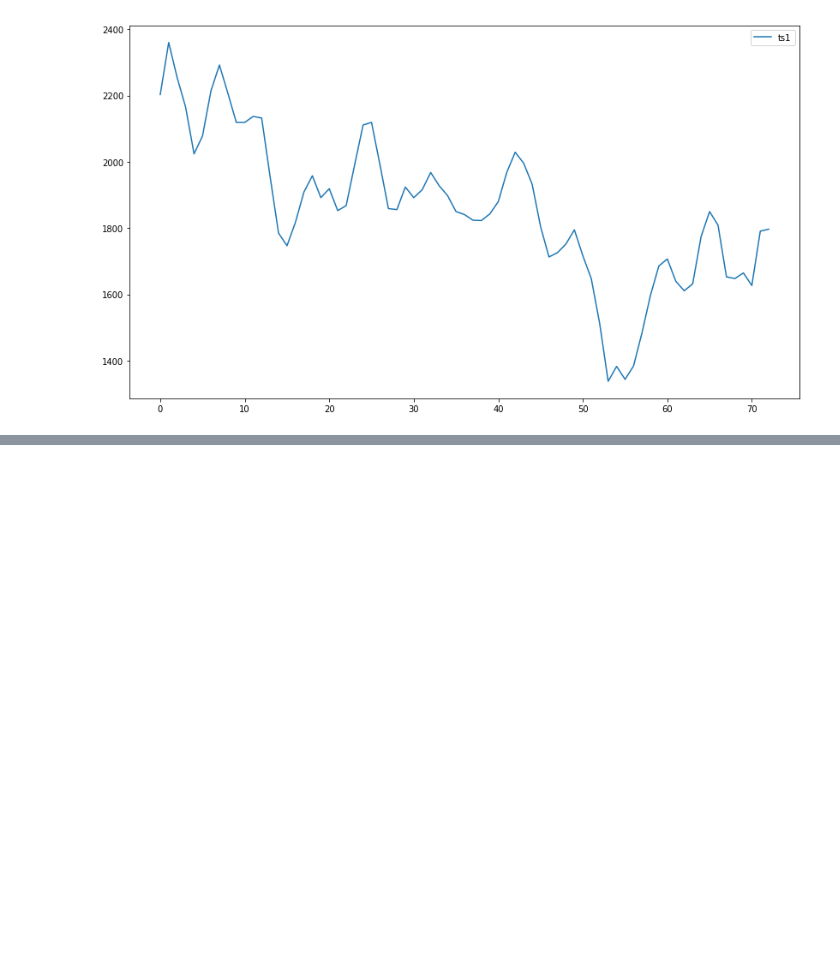
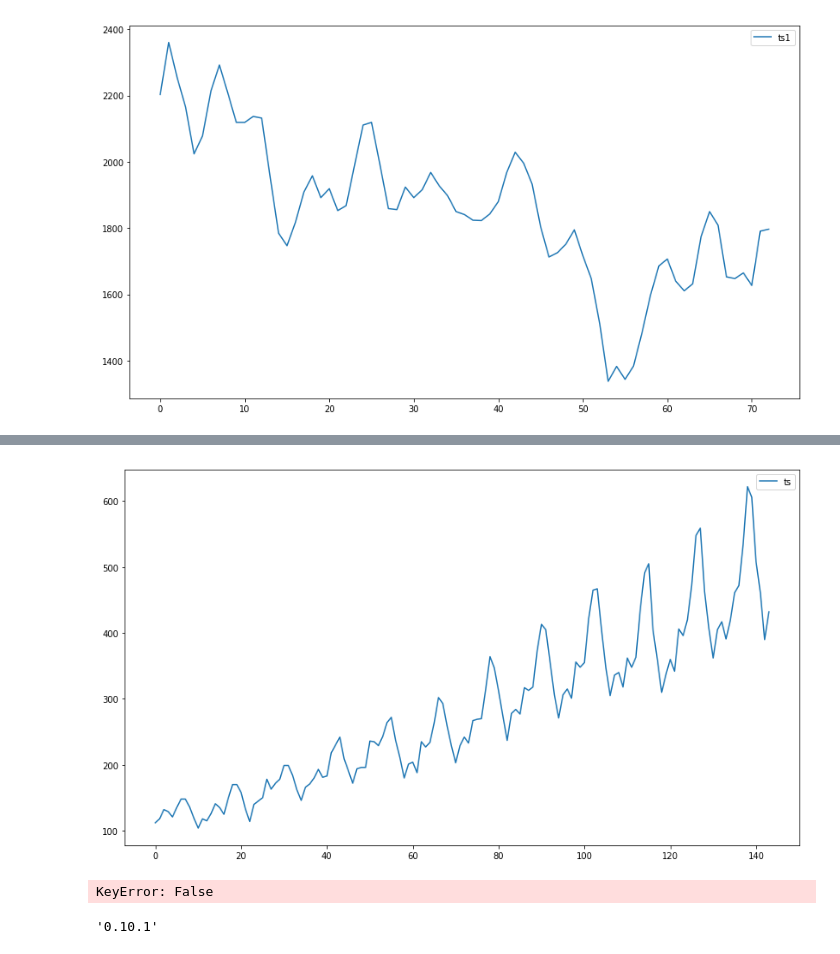
Before and after one commit to ropinotex/forecasting, a Jupyter notebook: Forecasting.ipynb, the cells around one changed output, grey strips where cells are left out. Saved outputs shown, nothing was run; the diff lists cells and outputs as text; code cells hidden in the pictures; blank space fills up the shorter version.

Commit message:
modified:   Forecasting.ipynb 	modified:   forecasting.py Fix forecasting

```diff
--- a/Forecasting.ipynb
+++ b/Forecasting.ipynb
@@ -136,0 +154,9 @@ f.chart(ts1=ts4)
+# %%
+ts = f.data(2)
+f.plot(ts=ts)
+# %% [output]
+[figure, added]
+# %%
+forecast = f.forecast(ts)
+# %% [output]
+KeyError: False
@@ -136,0 +168,4 @@ f.chart(ts1=ts4)
+# %%
+statsmodels.__version__
+# %% [output]
+'0.10.1'
```
Also changed, not shown: parts of 9 cells of this notebook, 1 other file.
